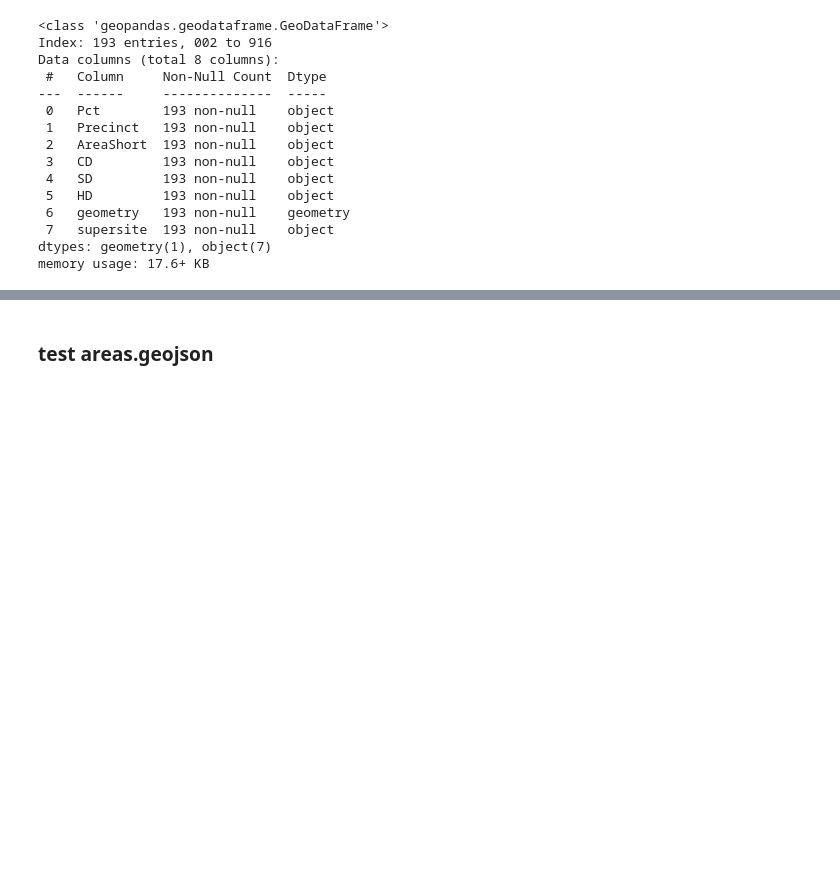
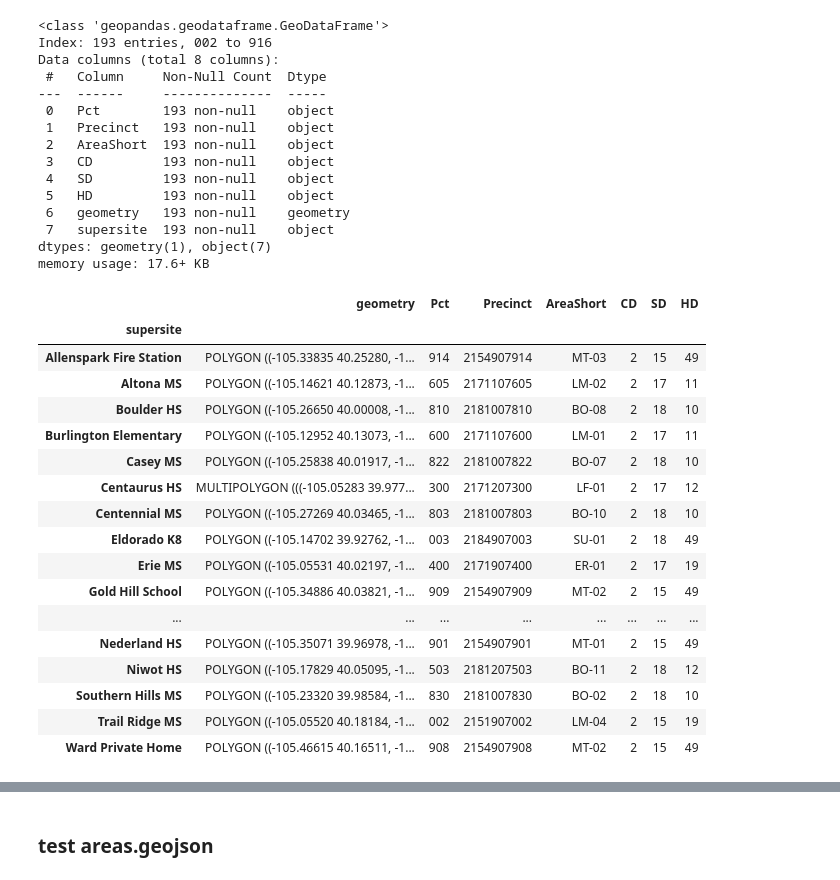
Before and after one commit to bnorikane/supersiteDB, a Jupyter notebook: supersite_pct_geom.ipynb, the cells around one changed output, grey strips where cells are left out. Cells and saved outputs as stored; diff of their text form; code cells hidden in the pictures; blank space fills up the shorter version.

Commit message:
Test 3 different methods to calulate supersite boundaries

```diff
--- a/supersite_pct_geom.ipynb
+++ b/supersite_pct_geom.ipynb
@@ -389,4 +394,29 @@ Data columns (total 8 columns):
  7   supersite  193 non-null    object
 dtypes: geometry(1), object(7)
 memory usage: 17.6+ KB
+# %%
+# Method 2a - use dissolve('supersite')
+ssgdf_2a = pctgeo.dissolve('supersite')
+
+ssgdf_2a.plot()
+ssgdf_2a
+# %% [output]
+|  | geometry | Pct | Precinct | AreaShort | CD | SD | HD |
+| supersite |  |  |  |  |  |  |  |
+| Allenspark Fire Station | POLYGON ((-105.33835 40.25280, -1... | 914 | 2154907914 | MT-03 | 2 | 15 | 49 |
+| Altona MS | POLYGON ((-105.14621 40.12873, -1... | 605 | 2171107605 | LM-02 | 2 | 17 | 11 |
+| Boulder HS | POLYGON ((-105.26650 40.00008, -1... | 810 | 2181007810 | BO-08 | 2 | 18 | 10 |
+| Burlington Elementary | POLYGON ((-105.12952 40.13073, -1... | 600 | 2171107600 | LM-01 | 2 | 17 | 11 |
+| Casey MS | POLYGON ((-105.25838 40.01917, -1... | 822 | 2181007822 | BO-07 | 2 | 18 | 10 |
+| Centaurus HS | MULTIPOLYGON (((-105.05283 39.977... | 300 | 2171207300 | LF-01 | 2 | 17 | 12 |
+| Centennial MS | POLYGON ((-105.27269 40.03465, -1... | 803 | 2181007803 | BO-10 | 2 | 18 | 10 |
+| Eldorado K8 | POLYGON ((-105.14702 39.92762, -1... | 003 | 2184907003 | SU-01 | 2 | 18 | 49 |
+| Erie MS | POLYGON ((-105.05531 40.02197, -1... | 400 | 2171907400 | ER-01 | 2 | 17 | 19 |
+| Gold Hill School | POLYGON ((-105.34886 40.03821, -1... | 909 | 2154907909 | MT-02 | 2 | 15 | 49 |
+| ... | ... | ... | ... | ... | ... | ... | ... |
+| Nederland HS | POLYGON ((-105.35071 39.96978, -1... | 901 | 2154907901 | MT-01 | 2 | 15 | 49 |
+| Niwot HS | POLYGON ((-105.17829 40.05095, -1... | 503 | 2181207503 | BO-11 | 2 | 18 | 12 |
+| Southern Hills MS | POLYGON ((-105.23320 39.98584, -1... | 830 | 2181007830 | BO-02 | 2 | 18 | 10 |
+| Trail Ridge MS | POLYGON ((-105.05520 40.18184, -1... | 002 | 2151907002 | LM-04 | 2 | 15 | 19 |
+| Ward Private Home | POLYGON ((-105.46615 40.16511, -1... | 908 | 2154907908 | MT-02 | 2 | 15 | 49 |
 # %%
```
Also changed, not shown: parts of 8 cells of this notebook.
